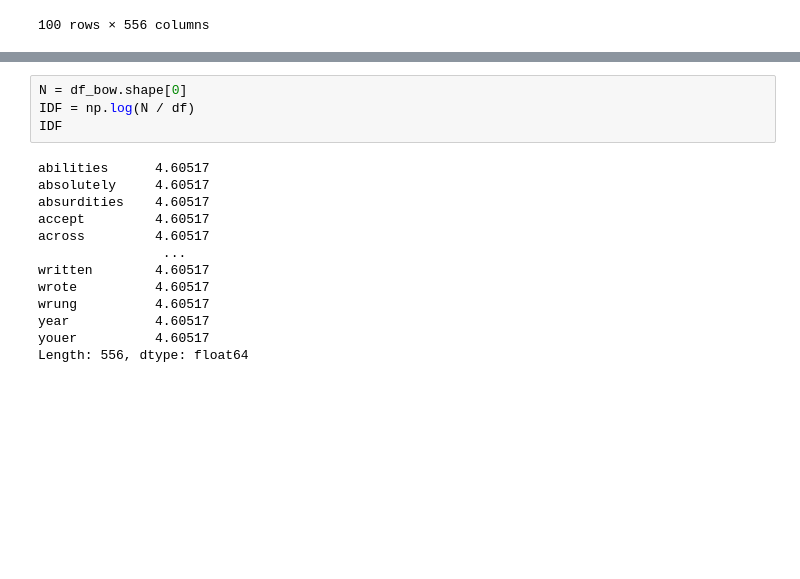
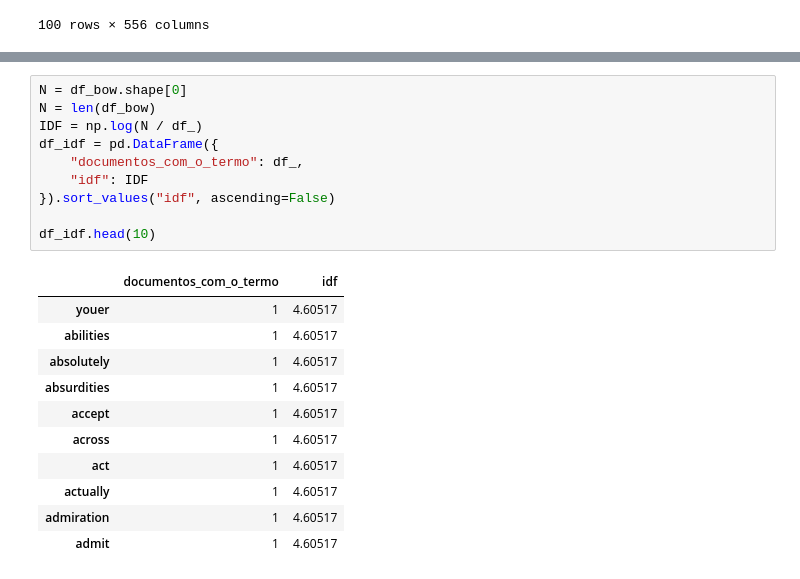
Before and after one commit to Isabela-Farina/Perspectiva_dados, a Jupyter notebook: PLN/introducao_pln.ipynb, the cells around one changed output, grey strips where cells are left out. Cells and saved outputs as stored; diff of their text form; blank space fills up the shorter version.

```diff
--- a/PLN/introducao_pln.ipynb
+++ b/PLN/introducao_pln.ipynb
@@ -383,18 +388,23 @@ youer          1
 Length: 556, dtype: int64
 # %%
 N = df_bow.shape[0]
-IDF = np.log(N / df)
-IDF
+N = len(df_bow)
+IDF = np.log(N / df_)
+df_idf = pd.DataFrame({
+    "documentos_com_o_termo": df_,
+    "idf": IDF
+}).sort_values("idf", ascending=False)
+
+df_idf.head(10)
 # %% [output]
-abilities      4.60517
-absolutely     4.60517
-absurdities    4.60517
-accept         4.60517
-across         4.60517
-                ...
-written        4.60517
-wrote          4.60517
-wrung          4.60517
-year           4.60517
-youer          4.60517
-Length: 556, dtype: float64
+|  | documentos_com_o_termo | idf |
+| youer | 1 | 4.60517 |
+| abilities | 1 | 4.60517 |
+| absolutely | 1 | 4.60517 |
+| absurdities | 1 | 4.60517 |
+| accept | 1 | 4.60517 |
+| across | 1 | 4.60517 |
+| act | 1 | 4.60517 |
+| actually | 1 | 4.60517 |
+| admiration | 1 | 4.60517 |
+| admit | 1 | 4.60517 |
```
Also changed, not shown: parts of 9 cells of this notebook, 3 other files.
